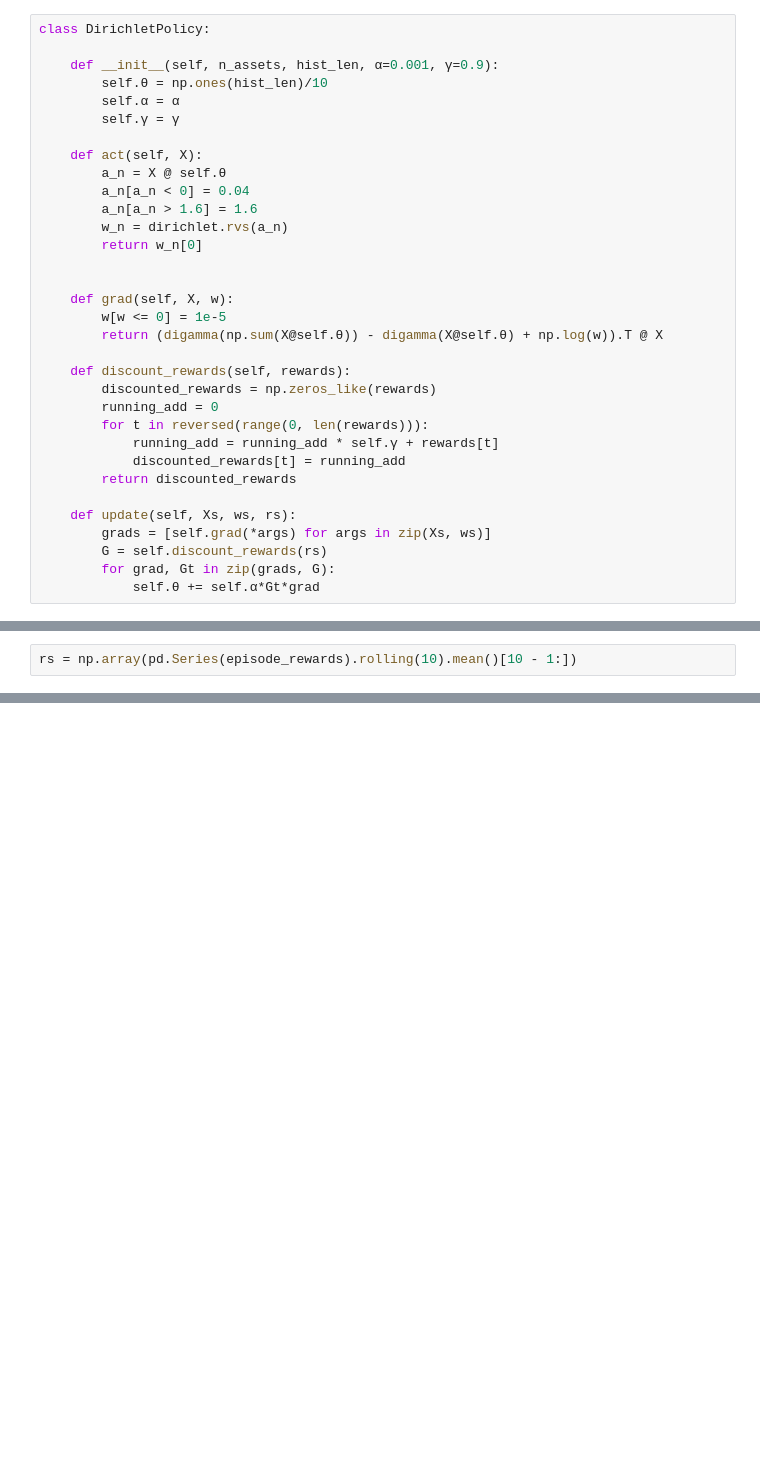
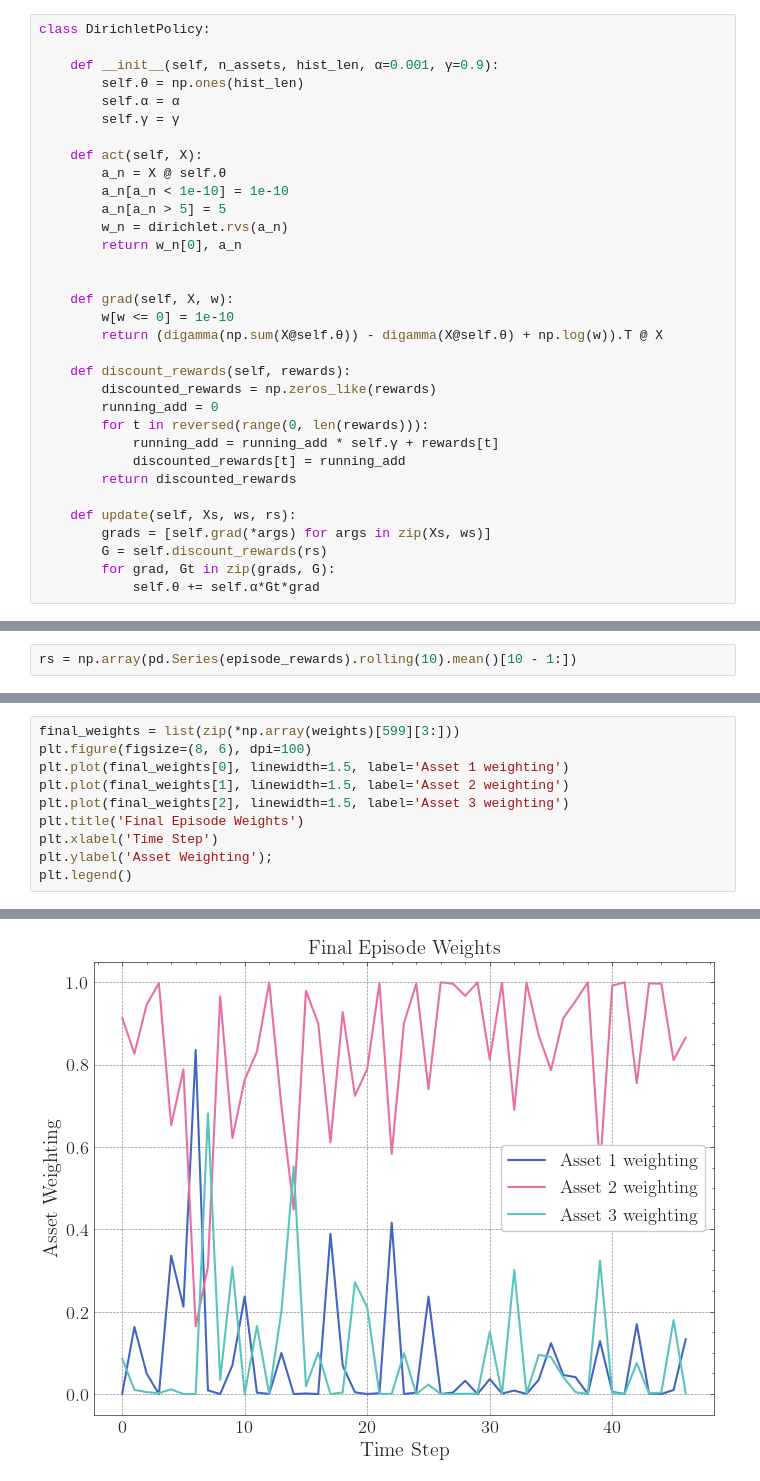
Before and after one commit to mjhoshea/portfolio-optimisation, a Jupyter notebook: notebooks/ch4/dirichlet_policy.ipynb, the cells around one changed output, grey strips where cells are left out. Drawn from its saved outputs; the diff is of its cells as text; blank space fills up the shorter version.

```diff
--- a/notebooks/ch4/dirichlet_policy.ipynb
+++ b/notebooks/ch4/dirichlet_policy.ipynb
@@ -30,20 +31,20 @@ $$\theta_{t+1} = \theta_{t} + \alpha G_t \left[ \psi \left(\sum_{n=1}^{N} a_n(s,
 class DirichletPolicy:
 
     def __init__(self, n_assets, hist_len, α=0.001, γ=0.9):
-        self.θ = np.ones(hist_len)/10
+        self.θ = np.ones(hist_len)
         self.α = α
         self.γ = γ
 
     def act(self, X):
         a_n = X @ self.θ
-        a_n[a_n < 0] = 0.04
-        a_n[a_n > 1.6] = 1.6
+        a_n[a_n < 1e-10] = 1e-10
+        a_n[a_n > 5] = 5
         w_n = dirichlet.rvs(a_n)
-        return w_n[0]
+        return w_n[0], a_n
 
 
     def grad(self, X, w):
-        w[w <= 0] = 1e-5
+        w[w <= 0] = 1e-10
         return (digamma(np.sum(X@self.θ)) - digamma(X@self.θ) + np.log(w)).T @ X
 
     def discount_rewards(self, rewards):
@@ -235,0 +180,11 @@ findfont: Font family ['consolas'] not found. Falling back to DejaVu Sans.
+# %%
+final_weights = list(zip(*np.array(weights)[599][3:]))
+plt.figure(figsize=(8, 6), dpi=100)
+plt.plot(final_weights[0], linewidth=1.5, label='Asset 1 weighting')
+plt.plot(final_weights[1], linewidth=1.5, label='Asset 2 weighting')
+plt.plot(final_weights[2], linewidth=1.5, label='Asset 3 weighting')
+plt.title('Final Episode Weights')
+plt.xlabel('Time Step')
+plt.ylabel('Asset Weighting');
+plt.legend()
+# %% [output]
@@ -235,0 +192 @@ findfont: Font family ['consolas'] not found. Falling back to DejaVu Sans.
+[figure, added]
```
Also changed, not shown: parts of 27 cells of this notebook, 12 other files.
